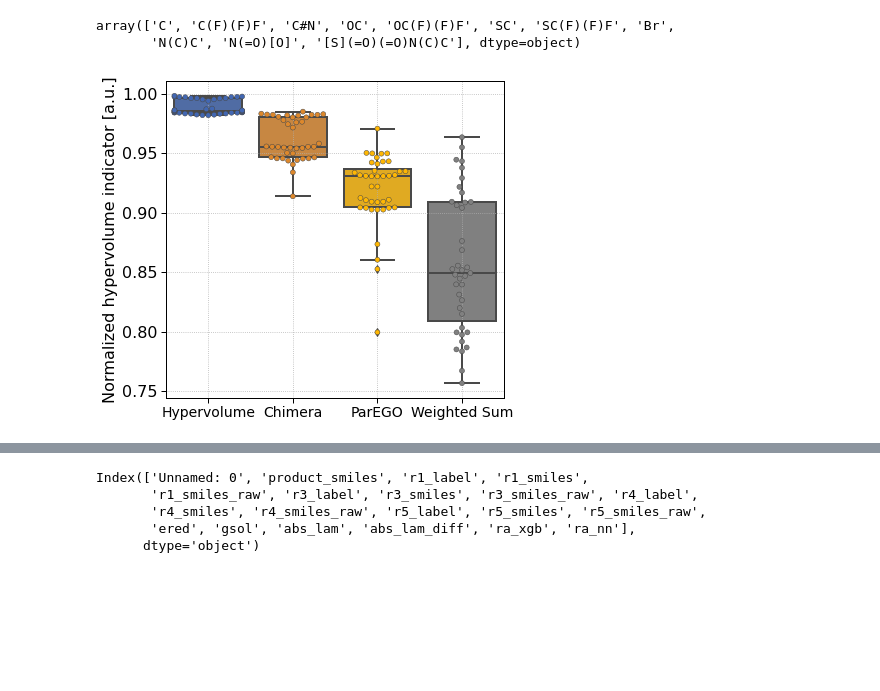
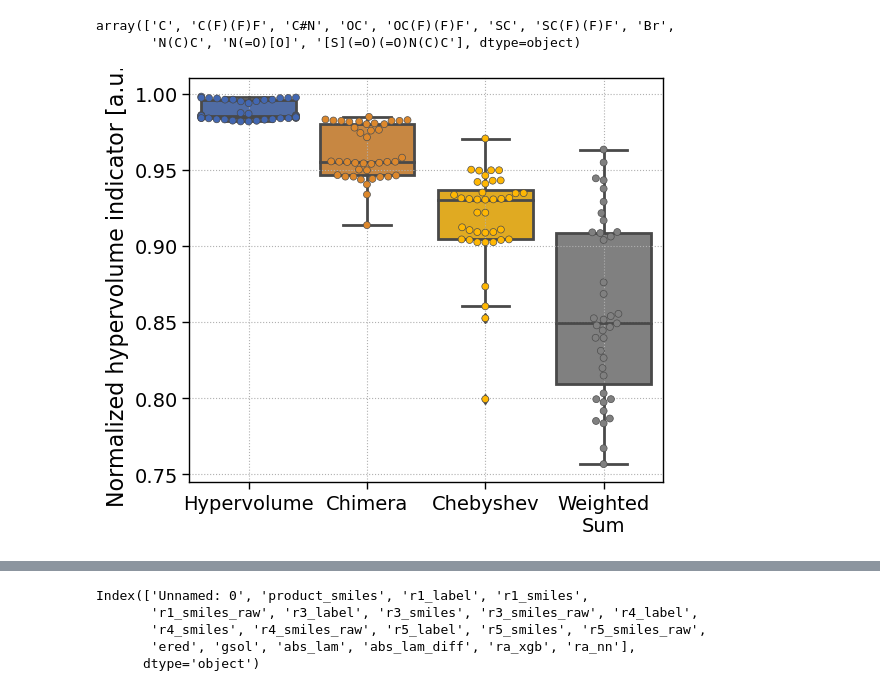
Before and after one commit to aspuru-guzik-group/olympus, a Jupyter notebook: case_studies/plot_case_studies_preprint.ipynb, the cells around one changed output, grey strips where cells are left out. Saved outputs shown, nothing was run; the diff lists cells and outputs as text; code cells hidden in the pictures; blank space fills up the shorter version.

```diff
--- a/case_studies/plot_case_studies_preprint.ipynb
+++ b/case_studies/plot_case_studies_preprint.ipynb
@@ -1194,23 +1194,26 @@ df_hvol['hypervol'] /= full_hypervolume
 # %%
 fig, ax = plt.subplots(figsize=(6, 5))
 
 hue_order = ['#4267B2', '#dd882c', '#ffb703', 'gray']
 order=['Hypervolume', 'Chimera', 'ParEGO', 'Weighted Sum']
+labels = ['Hypervolume', 'Chimera', 'Chebyshev', 'Weighted\nSum']
 pal = {o:h for o,h in zip(order, hue_order)}
-sns.boxplot(data=df_hvol, x='kind', y='hypervol', palette=pal, ax=ax, linewidth=2.0)
+bp_ = sns.boxplot(data=df_hvol, x='kind', y='hypervol', palette=pal, ax=ax, linewidth=2.0)
 sns.swarmplot(data=df_hvol, x='kind', y='hypervol', palette=pal, ax=ax, linewidth=0.5,)
 ax.set_ylabel('Normalized hypervolume indicator [a.u.]', fontsize=16)
 # ax.set_xlabel('Scalarizing strategy', fontsize=12)
 ax.set_xlabel('')
 ax.grid(linestyle=":")
 
+bp_.set_xticks(np.arange(4), labels)
+
 ax.xaxis.set_tick_params(labelsize=14)
-ax.yaxis.set_tick_params(labelsize=16)
+ax.yaxis.set_tick_params(labelsize=14)
 
 plt.tight_layout()
-plt.savefig('redoxmers_hypervolume_boxplots.png', dpi=300)
+plt.savefig('redoxmers_hypervolume_boxplots_chebyshev.png', dpi=300)
 # %% [output]
-[figure, old version]
+[figure, new version]
 # %%
 fig = px.scatter_3d(df_hv, x='abs_lam_diff', y='ered', z='gsol', size='size')
 pareto_points = df_hv[df_hv['type']=='front']
```
Also changed, not shown: parts of 7 cells of this notebook, 8 other files.
